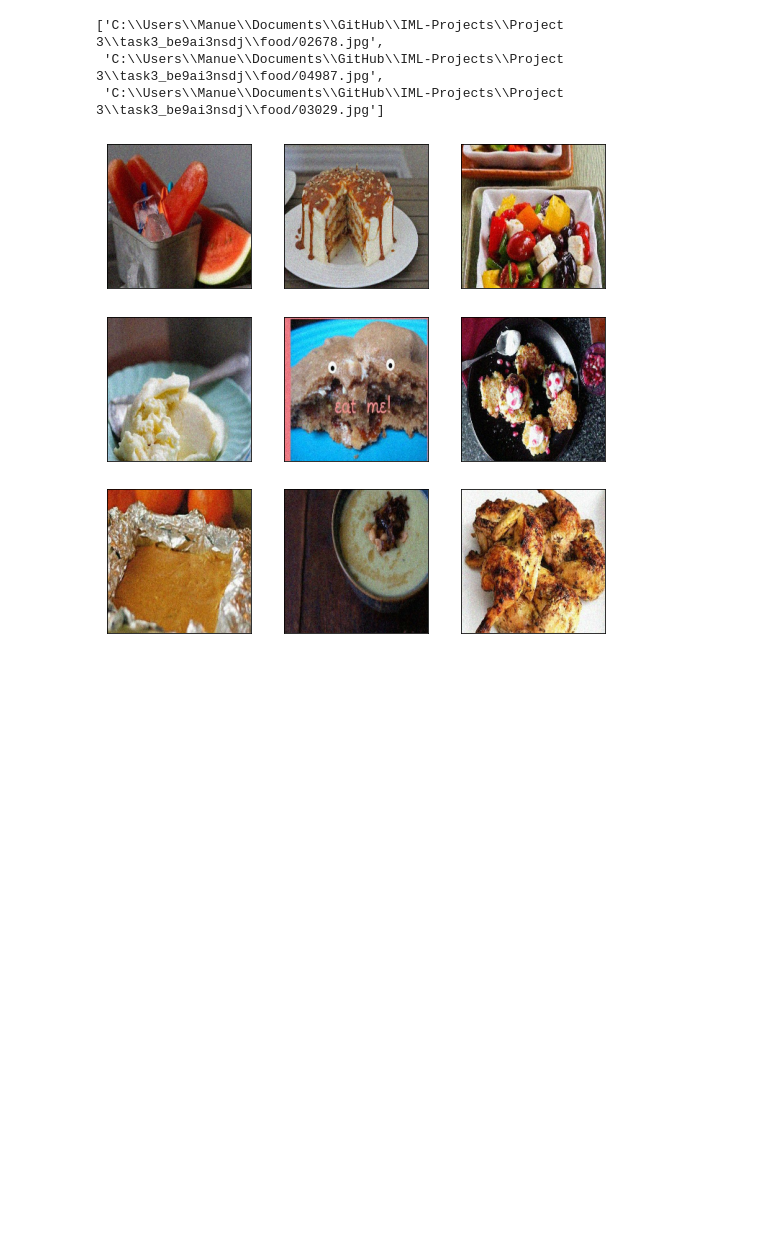
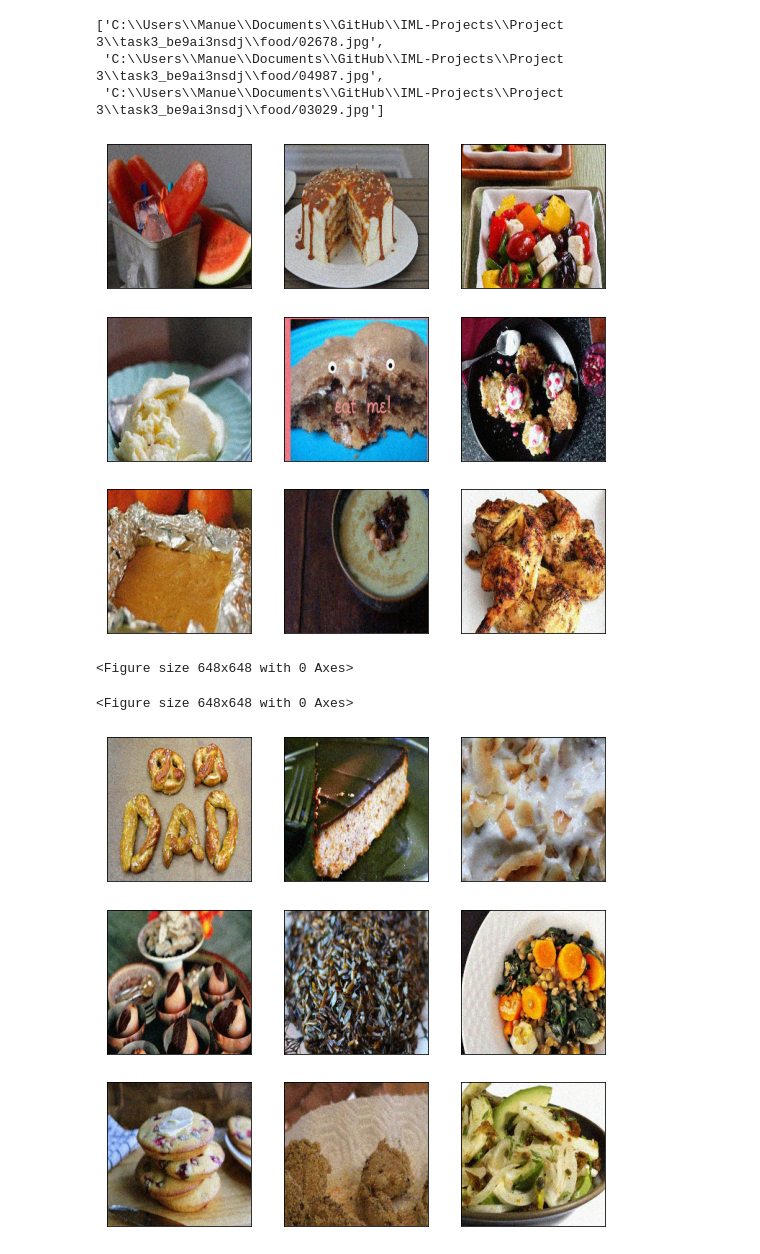
Before and after one commit to jonarivado/IML-Projects, a Jupyter notebook: Project 3/main copy.ipynb, the cells around one changed output. Cells and saved outputs as stored; diff of their text form; code cells hidden in the pictures; blank space fills up the shorter version.

```diff
--- a/Project 3/main copy.ipynb
+++ b/Project 3/main copy.ipynb
@@ -130,31 +146,41 @@ dataset = dataset.map(preprocess_triplets)
 train_dataset = dataset.take(round(image_count * 0.8))
 val_dataset = dataset.skip(round(image_count * 0.8))
 
-train_dataset = train_dataset.batch(128, drop_remainder=False)
+train_dataset = train_dataset.batch(32, drop_remainder=False)
 train_dataset = train_dataset.prefetch(8)
 
-val_dataset = val_dataset.batch(128, drop_remainder=False)
+val_dataset = val_dataset.batch(32, drop_remainder=False)
 val_dataset = val_dataset.prefetch(8)
 # %%
 def visualize(anchor, positive, negative):
     """Visualize a few triplets from the supplied batches."""
 
     def show(ax, image):
         ax.imshow(image)
         ax.get_xaxis().set_visible(False)
         ax.get_yaxis().set_visible(False)
 
     fig = plt.figure(figsize=(9, 9))
 
     axs = fig.subplots(3, 3)
     for i in range(3):
         show(axs[i, 0], anchor[i])
         show(axs[i, 1], positive[i])
         show(axs[i, 2], negative[i])
+        fig = plt.figure(figsize=(9, 9))
+
+    axs = fig.subplots(3, 3)
+    for i in range(3):
+        show(axs[i, 0], anchor[i+3])
+        show(axs[i, 1], positive[i+3])
+        show(axs[i, 2], negative[i+3])
 
 visualize(*list(train_dataset.take(1))[0])
 # %% [output]
 [figure]
+<Figure size 648x648 with 0 Axes>
+<Figure size 648x648 with 0 Axes>
+[figure, added]
 # %%
 base_cnn = resnet.ResNet50(
     weights="imagenet", input_shape=target_shape + (3,), include_top=False
```
Also changed, not shown: parts of 9 cells of this notebook, 2 other files.
